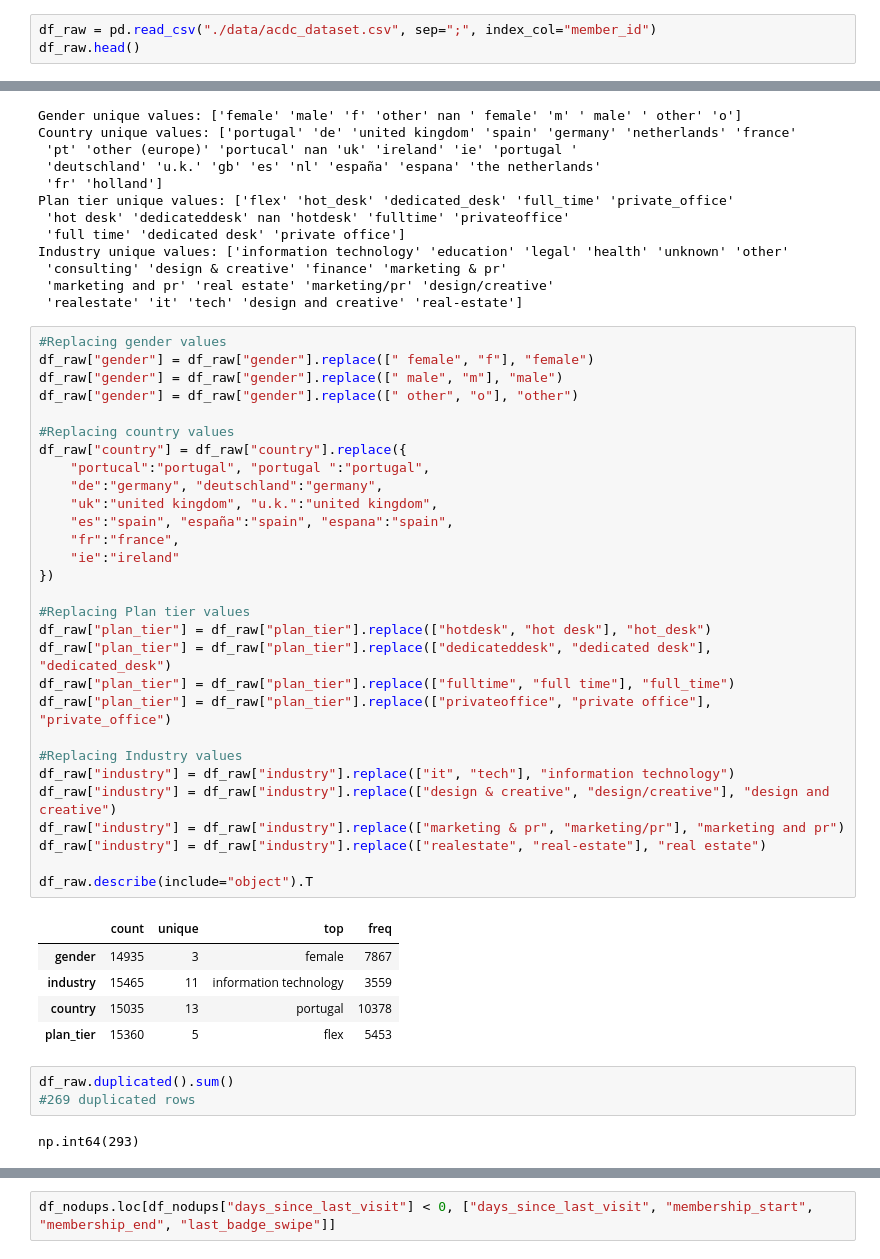
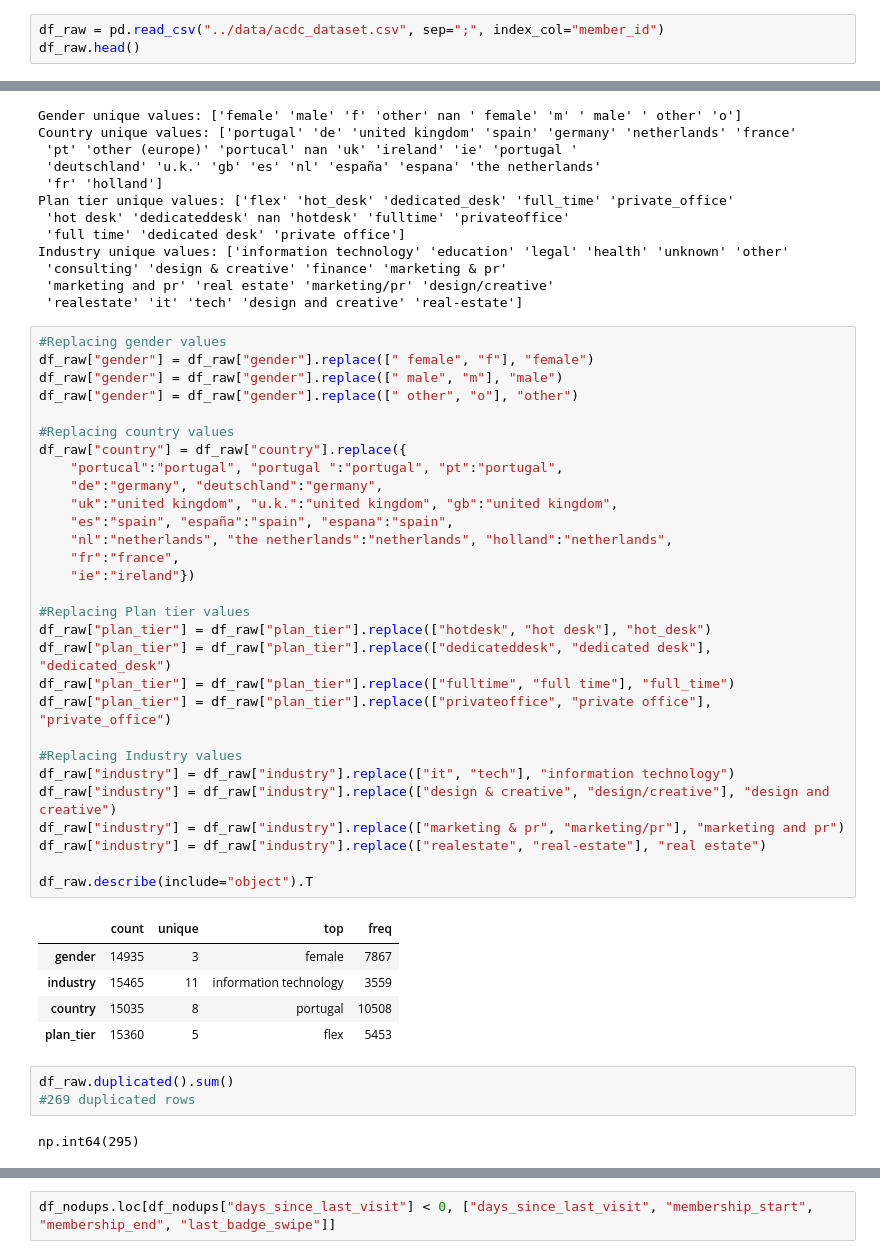
Before and after one commit to saradfalves/DM_Group20, a Jupyter notebook: notebooks/EDA_Sara.ipynb, the cells around one changed output, grey strips where cells are left out. Drawn from its saved outputs; the diff is of its cells as text.

Commit message:
correcting replacing country values

```diff
--- a/notebooks/EDA_Sara.ipynb
+++ b/notebooks/EDA_Sara.ipynb
@@ -10,5 +30,5 @@ from math import ceil
 # %%
-df_raw = pd.read_csv("./data/acdc_dataset.csv", sep=";", index_col="member_id")
+df_raw = pd.read_csv("../data/acdc_dataset.csv", sep=";", index_col="member_id")
 df_raw.head()
 # %% [output]
 |  | age | gender | industry | country | is_team_account | n_colleagues_on_account | plan_tier | ... |
@@ -148,43 +168,43 @@ Industry unique values: ['information technology' 'education' 'legal' 'health' '
 # %%
 #Replacing gender values
 df_raw["gender"] = df_raw["gender"].replace([" female", "f"], "female")
 df_raw["gender"] = df_raw["gender"].replace([" male", "m"], "male")
 df_raw["gender"] = df_raw["gender"].replace([" other", "o"], "other")
 
 #Replacing country values
 df_raw["country"] = df_raw["country"].replace({
-    "portucal":"portugal", "portugal ":"portugal",
+    "portucal":"portugal", "portugal ":"portugal", "pt":"portugal",
     "de":"germany", "deutschland":"germany",
-    "uk":"united kingdom", "u.k.":"united kingdom",
+    "uk":"united kingdom", "u.k.":"united kingdom", "gb":"united kingdom",
     "es":"spain", "españa":"spain", "espana":"spain",
+    "nl":"netherlands", "the netherlands":"netherlands", "holland":"netherlands",
     "fr":"france",
-    "ie":"ireland"
-})
+    "ie":"ireland"})
 
 #Replacing Plan tier values
 df_raw["plan_tier"] = df_raw["plan_tier"].replace(["hotdesk", "hot desk"], "hot_desk")
 df_raw["plan_tier"] = df_raw["plan_tier"].replace(["dedicateddesk", "dedicated desk"], "dedicated_desk")
 df_raw["plan_tier"] = df_raw["plan_tier"].replace(["fulltime", "full time"], "full_time")
 df_raw["plan_tier"] = df_raw["plan_tier"].replace(["privateoffice", "private office"], "private_office")
 
 #Replacing Industry values
 df_raw["industry"] = df_raw["industry"].replace(["it", "tech"], "information technology")
 df_raw["industry"] = df_raw["industry"].replace(["design & creative", "design/creative"], "design and creative")
 df_raw["industry"] = df_raw["industry"].replace(["marketing & pr", "marketing/pr"], "marketing and pr")
 df_raw["industry"] = df_raw["industry"].replace(["realestate", "real-estate"], "real estate")
 
 df_raw.describe(include="object").T
 # %% [output]
 |  | count | unique | top | freq |
 | gender | 14935 | 3 | female | 7867 |
 | industry | 15465 | 11 | information technology | 3559 |
-| country | 15035 | 13 | portugal | 10378 |
+| country | 15035 | 8 | portugal | 10508 |
 | plan_tier | 15360 | 5 | flex | 5453 |
 # %%
 df_raw.duplicated().sum()
 #269 duplicated rows
 # %% [output]
-np.int64(293)
+np.int64(295)
 # %%
 df_nodups = df_raw.drop_duplicates()
 df_nodups.describe().round(2).T
```
Also changed, not shown: parts of 11 cells of this notebook, 2 other files.
